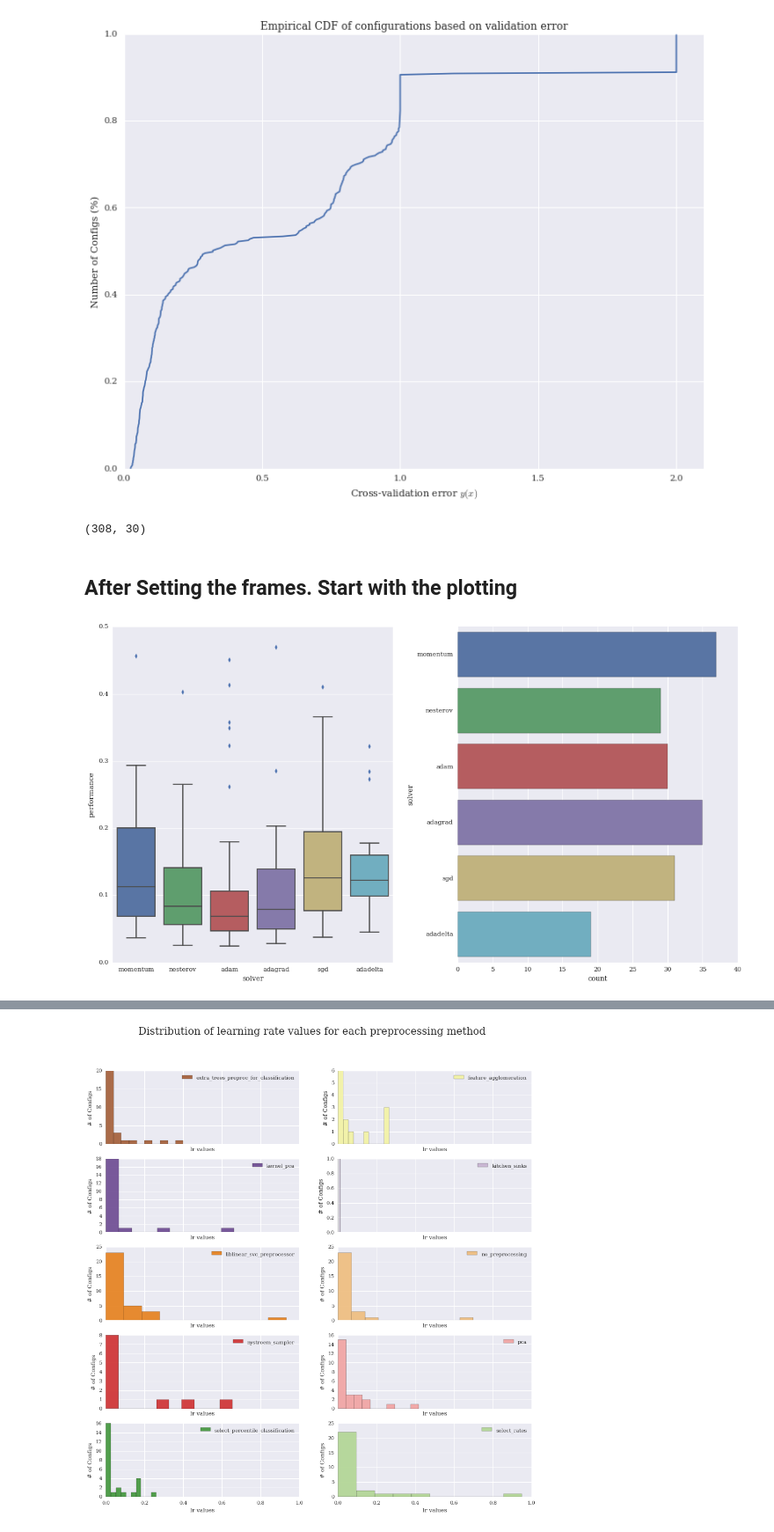
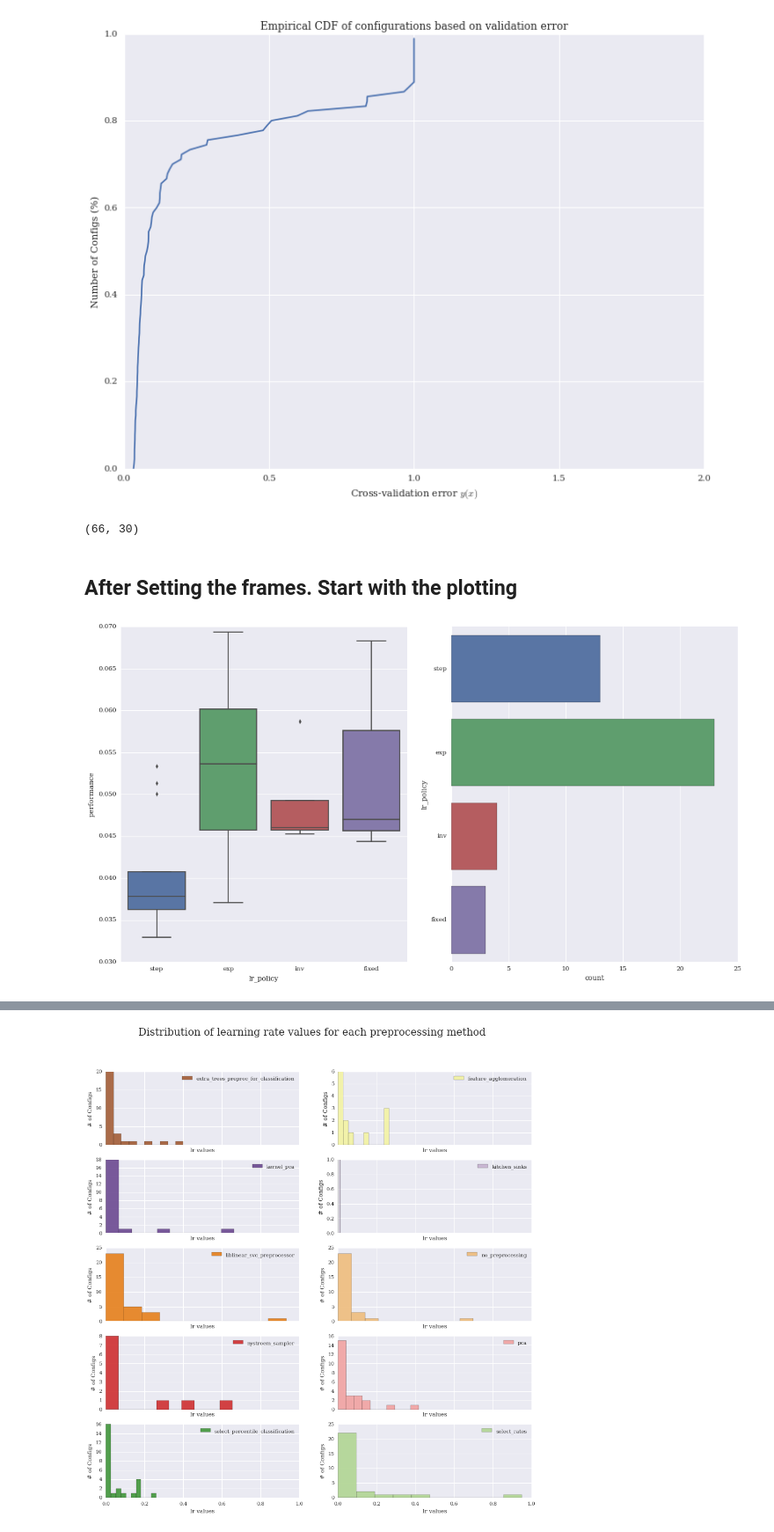
Before and after one commit to hmendozap/master-arbeit-projects, a Jupyter notebook: plotting_param_distros/Trajectory_Configs_Plots.ipynb, the cells around one changed output, grey strips where cells are left out. Shown: that part at 88% size. Saved outputs shown, nothing was run; the diff lists cells and outputs as text; code cells hidden in the pictures.

Commit message:
Plotted results of MNIST-no_prepro with changes in policy and cs

```diff
--- a/plotting_param_distros/Trajectory_Configs_Plots.ipynb
+++ b/plotting_param_distros/Trajectory_Configs_Plots.ipynb
@@ -29,9 +25,5 @@ reload(cr)
 # %%
-reader = cr.ConfigReader(data_dir=data_dir, scenario=dataset)
+reader = cr.ConfigReader(data_dir=data_dir, dataset=dataset)
-# %%
-# But we also get a DataFrame with the data (can also be done in R)
-test_dataframe = reader.load_trajectory_by_file(traj_file,
-                                          full_config=False)
 # %%
-tdf = reader.load_trajectories()
+tdf = reader.load_trajectories(preprocessor=None)
 # %%
@@ -46,14 +44,14 @@ yvals = np.arange(len(sorted_Y)) / float(len(sorted_Y))
 plt.plot( sorted_Y, yvals )
 plt.xlabel("Cross-validation error $y(x)$")
 plt.ylabel(r"Number of Configs (%)")
-plt.xlim(0.0, 2.1)
+plt.xlim(0.0, 2.0)
 plt.title("Empirical CDF of configurations based on validation error")
 plt.show()
 # %% [output]
-[figure, old version]
+[figure, new version]
 # %%
 # Start filtering the error
-err_threshold = 1.0
+err_threshold = 0.2
 less_threshold = True
 
 if less_threshold:
@@ -63,7 +61,7 @@ else:
 
 print filtered.shape
 # %% [output]
-(308, 30)
+(66, 30)
 # %% [markdown]
 ## After Setting the frames. Start with the plotting
 # %%
@@ -77,10 +75,10 @@ def plotting_threshold(error_threshold, categories):
     sns.countplot(y=categories, data=filtered, ax=ax1)
     fig_f.tight_layout()
 # %%
-widgets.interact(plotting_threshold, error_threshold=(0.4,1,0.1),
-                 categories={'Solver':'solver', 'Preprocessor':'preprocessor'})
+widgets.interact(plotting_threshold, error_threshold=(0.0,0.2,0.01),
+                 categories={'Solver':'solver', 'Policy':'lr_policy'})
 # %% [output]
-[figure, old version]
+[figure, new version]
 # %%
 # Create the grouping of the filtered DF
 solver_filt = filtered.groupby('solver')
```
Also changed, not shown: parts of 7 cells of this notebook, 1 other file.
